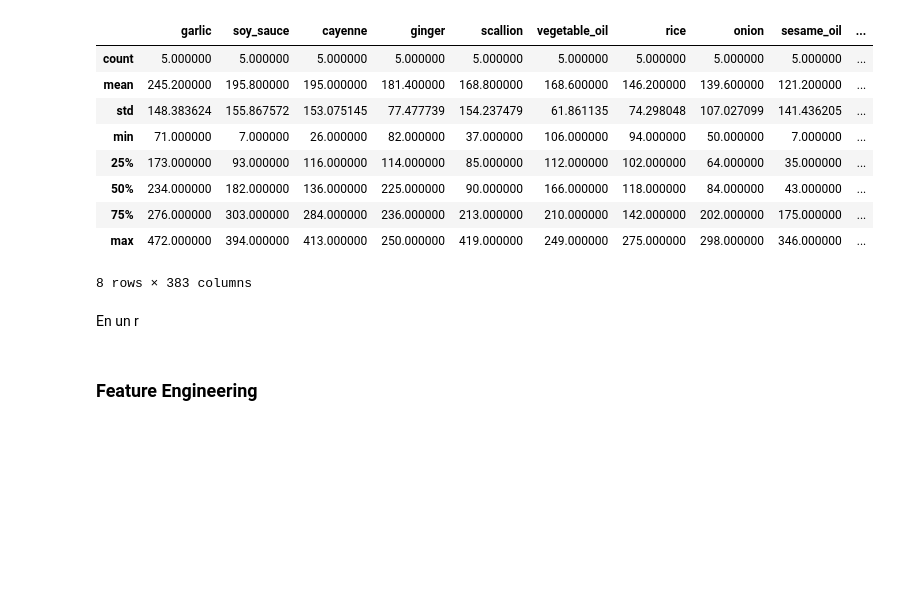
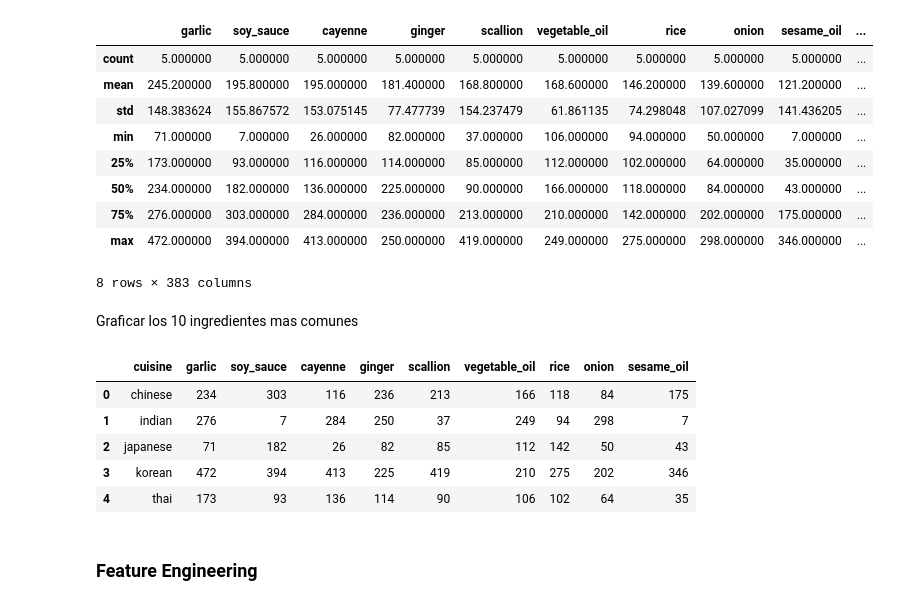
Before and after one commit to clayton-iliquin/MS_ML-For-Beginners, a Jupyter notebook: 4-Classification/1-Introduction/notebook.ipynb, the cells around one changed output. Saved outputs shown, nothing was run; the diff lists cells and outputs as text; code cells hidden in the pictures; blank space fills up the shorter version.

```diff
--- a/4-Classification/1-Introduction/notebook.ipynb
+++ b/4-Classification/1-Introduction/notebook.ipynb
@@ -134,7 +132,7 @@ igredien
 #column_sums.index.tolist()
 ordered_columns = column_sums.index.tolist()
 ordered_columns = ['cuisine'] + ordered_columns
-ingredient_summary['cuisine'] = df.cuisine
+ingredient_summary['cuisine'] = df_count.cuisine
 ingredient_summary = df_count[ordered_columns]
 # %%
 ingredient_summary.head()
@@ -159,8 +157,19 @@ ingredient_summary.describe()
 | 75% | 276.000000 | 303.000000 | 284.000000 | 236.000000 | 213.000000 | 210.000000 | 142.000000 | 202.000000 | 175.000000 | ... |
 | max | 472.000000 | 394.000000 | 413.000000 | 250.000000 | 419.000000 | 249.000000 | 275.000000 | 298.000000 | 346.000000 | ... |
 8 rows × 383 columns
-# %% [markdown]
-En un r
+# %% [markdown]
+Graficar los 10 ingredientes mas comunes
+# %%
+ingredient_top_ten = ingredient_summary.iloc[:11,:10]
+# %%
+ingredient_top_ten
+# %% [output]
+|  | cuisine | garlic | soy_sauce | cayenne | ginger | scallion | vegetable_oil | rice | onion | sesame_oil |
+| 0 | chinese | 234 | 303 | 116 | 236 | 213 | 166 | 118 | 84 | 175 |
+| 1 | indian | 276 | 7 | 284 | 250 | 37 | 249 | 94 | 298 | 7 |
+| 2 | japanese | 71 | 182 | 26 | 82 | 85 | 112 | 142 | 50 | 43 |
+| 3 | korean | 472 | 394 | 413 | 225 | 419 | 210 | 275 | 202 | 346 |
+| 4 | thai | 173 | 93 | 136 | 114 | 90 | 106 | 102 | 64 | 35 |
 # %% [markdown]
 ### Feature Engineering
 # %%
```
Also changed, not shown: parts of 1 cell of this notebook, 4 other files.
